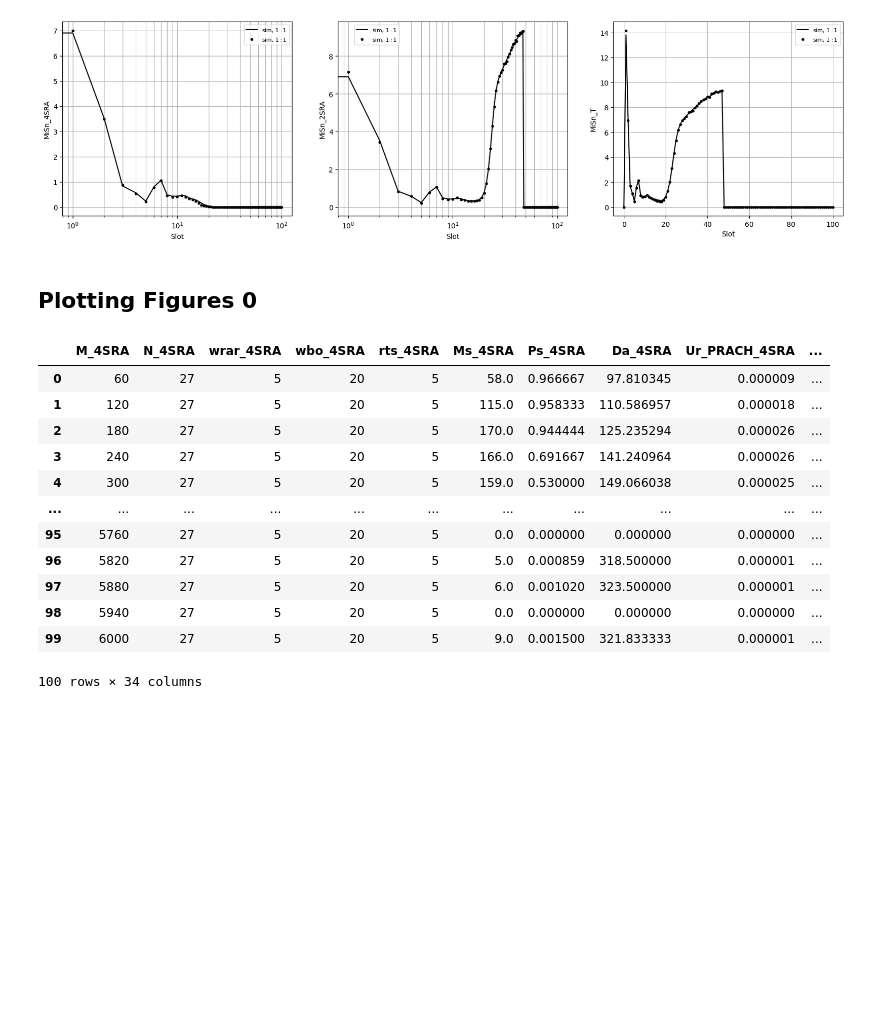
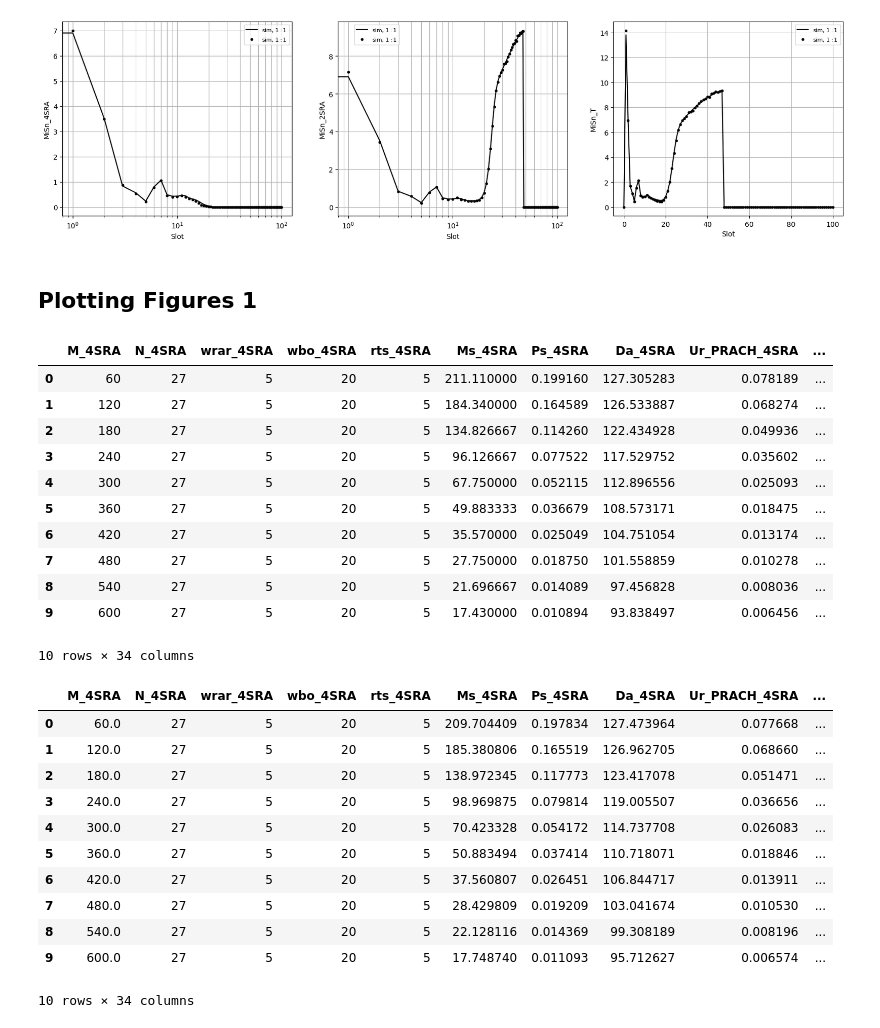
Before and after one commit to timlin0307/Thesis-Simulation, a Jupyter notebook: 2SRA and 4SRA with T_DATA in NTN/Simulation.ipynb, the cells around one changed output. Cells and saved outputs as stored; diff of their text form; code cells hidden in the pictures; blank space fills up the shorter version.

```diff
--- a/2SRA and 4SRA with T_DATA in NTN/Simulation.ipynb
+++ b/2SRA and 4SRA with T_DATA in NTN/Simulation.ipynb
@@ -1912,24 +1859,38 @@ plt.show()
 # %% [output]
 [figure]
 # %% [markdown]
-## **Plotting Figures 0**
+## **Plotting Figures 1**
 # %%
 sim = pandas.read_csv('sim_testresult.csv')
-ana = pandas.read_csv('ana_testresult.csv')
 sim
 # %% [output]
 |  | M_4SRA | N_4SRA | wrar_4SRA | wbo_4SRA | rts_4SRA | Ms_4SRA | Ps_4SRA | Da_4SRA | Ur_PRACH_4SRA | ... |
-| 0 | 60 | 27 | 5 | 20 | 5 | 58.0 | 0.966667 | 97.810345 | 0.000009 | ... |
-| 1 | 120 | 27 | 5 | 20 | 5 | 115.0 | 0.958333 | 110.586957 | 0.000018 | ... |
-| 2 | 180 | 27 | 5 | 20 | 5 | 170.0 | 0.944444 | 125.235294 | 0.000026 | ... |
-| 3 | 240 | 27 | 5 | 20 | 5 | 166.0 | 0.691667 | 141.240964 | 0.000026 | ... |
-| 4 | 300 | 27 | 5 | 20 | 5 | 159.0 | 0.530000 | 149.066038 | 0.000025 | ... |
-| ... | ... | ... | ... | ... | ... | ... | ... | ... | ... | ... |
-| 95 | 5760 | 27 | 5 | 20 | 5 | 0.0 | 0.000000 | 0.000000 | 0.000000 | ... |
-| 96 | 5820 | 27 | 5 | 20 | 5 | 5.0 | 0.000859 | 318.500000 | 0.000001 | ... |
-| 97 | 5880 | 27 | 5 | 20 | 5 | 6.0 | 0.001020 | 323.500000 | 0.000001 | ... |
-| 98 | 5940 | 27 | 5 | 20 | 5 | 0.0 | 0.000000 | 0.000000 | 0.000000 | ... |
-| 99 | 6000 | 27 | 5 | 20 | 5 | 9.0 | 0.001500 | 321.833333 | 0.000001 | ... |
+| 0 | 60 | 27 | 5 | 20 | 5 | 211.110000 | 0.199160 | 127.305283 | 0.078189 | ... |
+| 1 | 120 | 27 | 5 | 20 | 5 | 184.340000 | 0.164589 | 126.533887 | 0.068274 | ... |
+| 2 | 180 | 27 | 5 | 20 | 5 | 134.826667 | 0.114260 | 122.434928 | 0.049936 | ... |
+| 3 | 240 | 27 | 5 | 20 | 5 | 96.126667 | 0.077522 | 117.529752 | 0.035602 | ... |
+| 4 | 300 | 27 | 5 | 20 | 5 | 67.750000 | 0.052115 | 112.896556 | 0.025093 | ... |
+| 5 | 360 | 27 | 5 | 20 | 5 | 49.883333 | 0.036679 | 108.573171 | 0.018475 | ... |
+| 6 | 420 | 27 | 5 | 20 | 5 | 35.570000 | 0.025049 | 104.751054 | 0.013174 | ... |
+| 7 | 480 | 27 | 5 | 20 | 5 | 27.750000 | 0.018750 | 101.558859 | 0.010278 | ... |
+| 8 | 540 | 27 | 5 | 20 | 5 | 21.696667 | 0.014089 | 97.456828 | 0.008036 | ... |
+| 9 | 600 | 27 | 5 | 20 | 5 | 17.430000 | 0.010894 | 93.838497 | 0.006456 | ... |
-100 rows × 34 columns
+10 rows × 34 columns
+# %%
+ana = pandas.read_csv('ana_testresult.csv')
+ana
+# %% [output]
+|  | M_4SRA | N_4SRA | wrar_4SRA | wbo_4SRA | rts_4SRA | Ms_4SRA | Ps_4SRA | Da_4SRA | Ur_PRACH_4SRA | ... |
+| 0 | 60.0 | 27 | 5 | 20 | 5 | 209.704409 | 0.197834 | 127.473964 | 0.077668 | ... |
+| 1 | 120.0 | 27 | 5 | 20 | 5 | 185.380806 | 0.165519 | 126.962705 | 0.068660 | ... |
+| 2 | 180.0 | 27 | 5 | 20 | 5 | 138.972345 | 0.117773 | 123.417078 | 0.051471 | ... |
+| 3 | 240.0 | 27 | 5 | 20 | 5 | 98.969875 | 0.079814 | 119.005507 | 0.036656 | ... |
+| 4 | 300.0 | 27 | 5 | 20 | 5 | 70.423328 | 0.054172 | 114.737708 | 0.026083 | ... |
+| 5 | 360.0 | 27 | 5 | 20 | 5 | 50.883494 | 0.037414 | 110.718071 | 0.018846 | ... |
+| 6 | 420.0 | 27 | 5 | 20 | 5 | 37.560807 | 0.026451 | 106.844717 | 0.013911 | ... |
+| 7 | 480.0 | 27 | 5 | 20 | 5 | 28.429809 | 0.019209 | 103.041674 | 0.010530 | ... |
+| 8 | 540.0 | 27 | 5 | 20 | 5 | 22.128116 | 0.014369 | 99.308189 | 0.008196 | ... |
+| 9 | 600.0 | 27 | 5 | 20 | 5 | 17.748740 | 0.011093 | 95.712627 | 0.006574 | ... |
+10 rows × 34 columns
 # %%
 plt.subplot(131)
```
Also changed, not shown: parts of 8 cells of this notebook, 2 other files.
